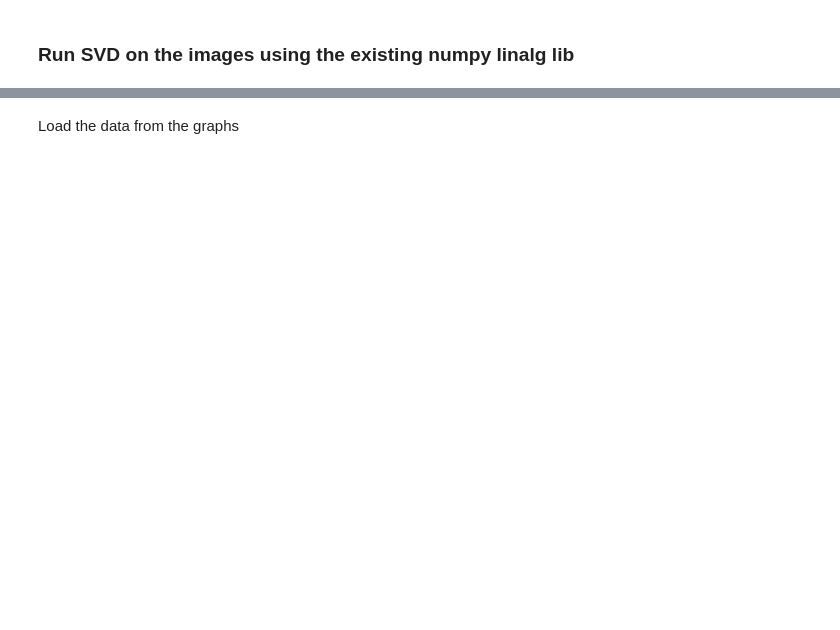
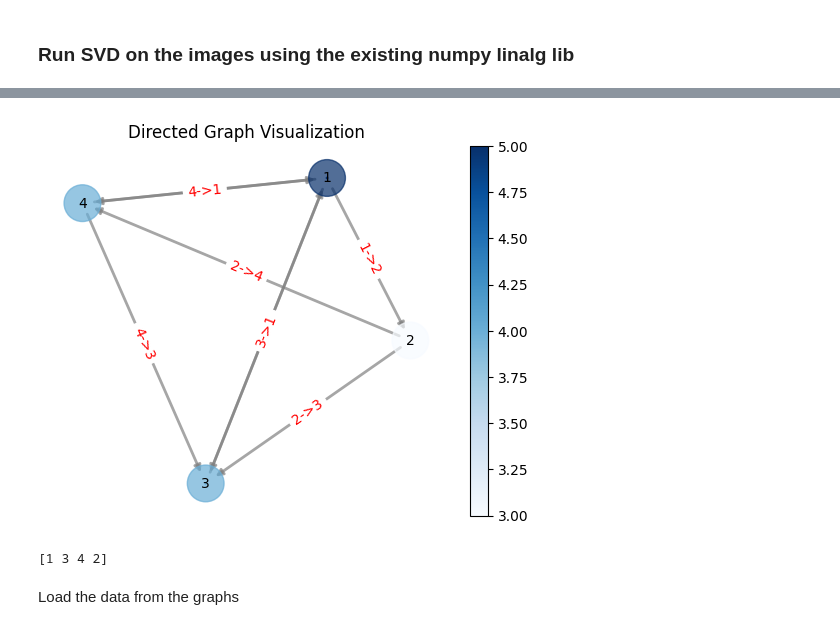
Before and after one commit to kokorikos212/tem-Ml-erg1, a Jupyter notebook: exe.ipynb, the cells around one changed output, grey strips where cells are left out. Saved outputs shown, nothing was run; the diff lists cells and outputs as text; code cells hidden in the pictures; blank space fills up the shorter version.

```diff
--- a/exe.ipynb
+++ b/exe.ipynb
@@ -66,3 +215,26 @@ svd_pylogo =
+# %%
+from make_graph import Ploting as plt
+
+# Example usage
+graph_data = {
+  "1": [2, 3, 4],
+  "2": [3, 4],
+  "3": [1],
+  "4": [1, 3]
+}
+
+plt = plt()
+# make_graph(graph_data)
+plt.make_node_graph(graph_data)
+# %% [output]
+[figure, added]
+# %%
+# Get the indices of the greatest values in descending order
+main_eigenvec = eigen_dict[next(iter(eigen_dict))]
+indices_of_greatest_values = np.argsort(main_eigenvec)[::-1]
+print(indices_of_greatest_values+1)
+# %% [output]
+[1 3 4 2]
 # %% [markdown]
 Load the data from the graphs
 # %%
```
Also changed, not shown: parts of 28 cells of this notebook.
